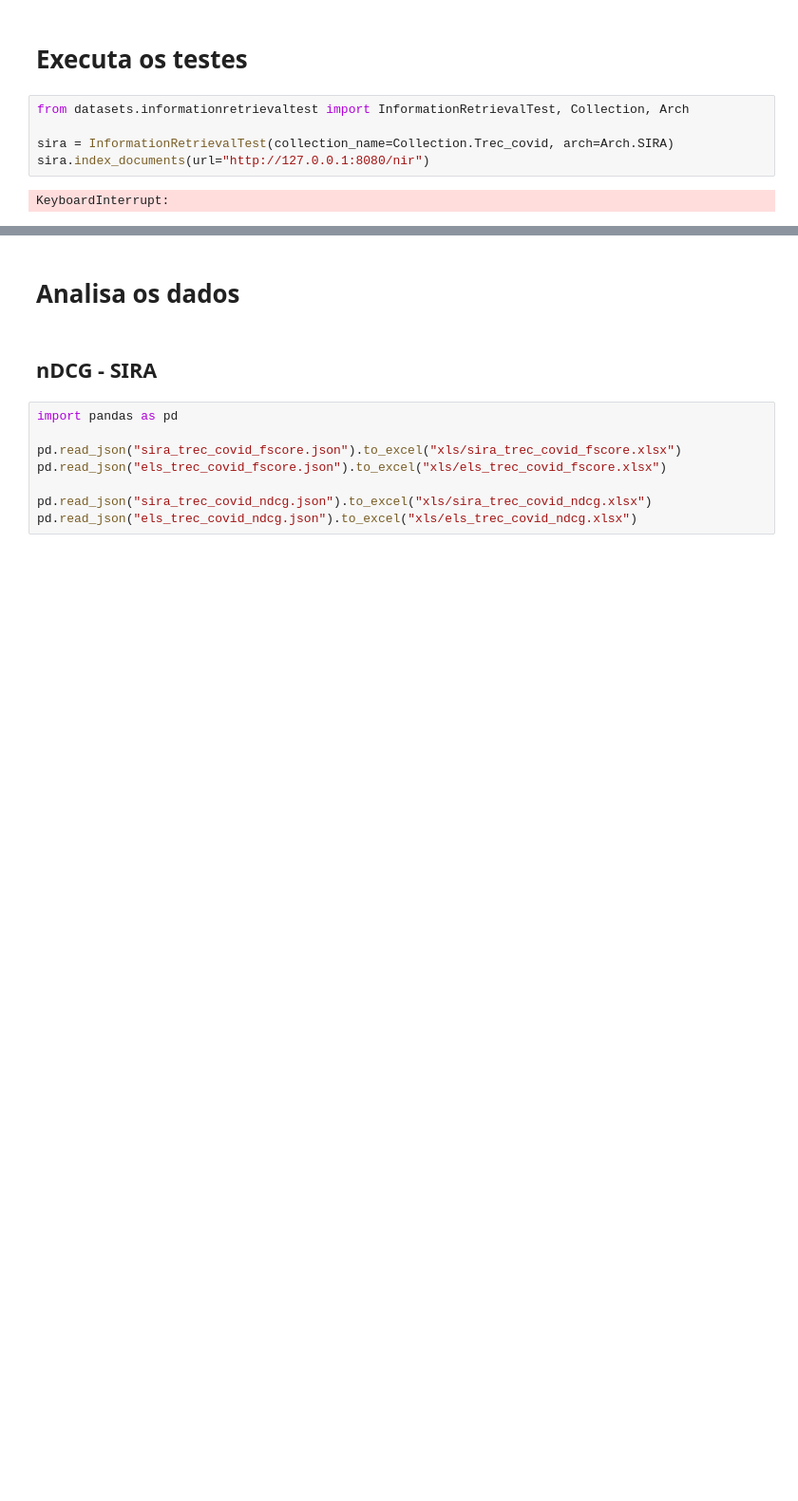
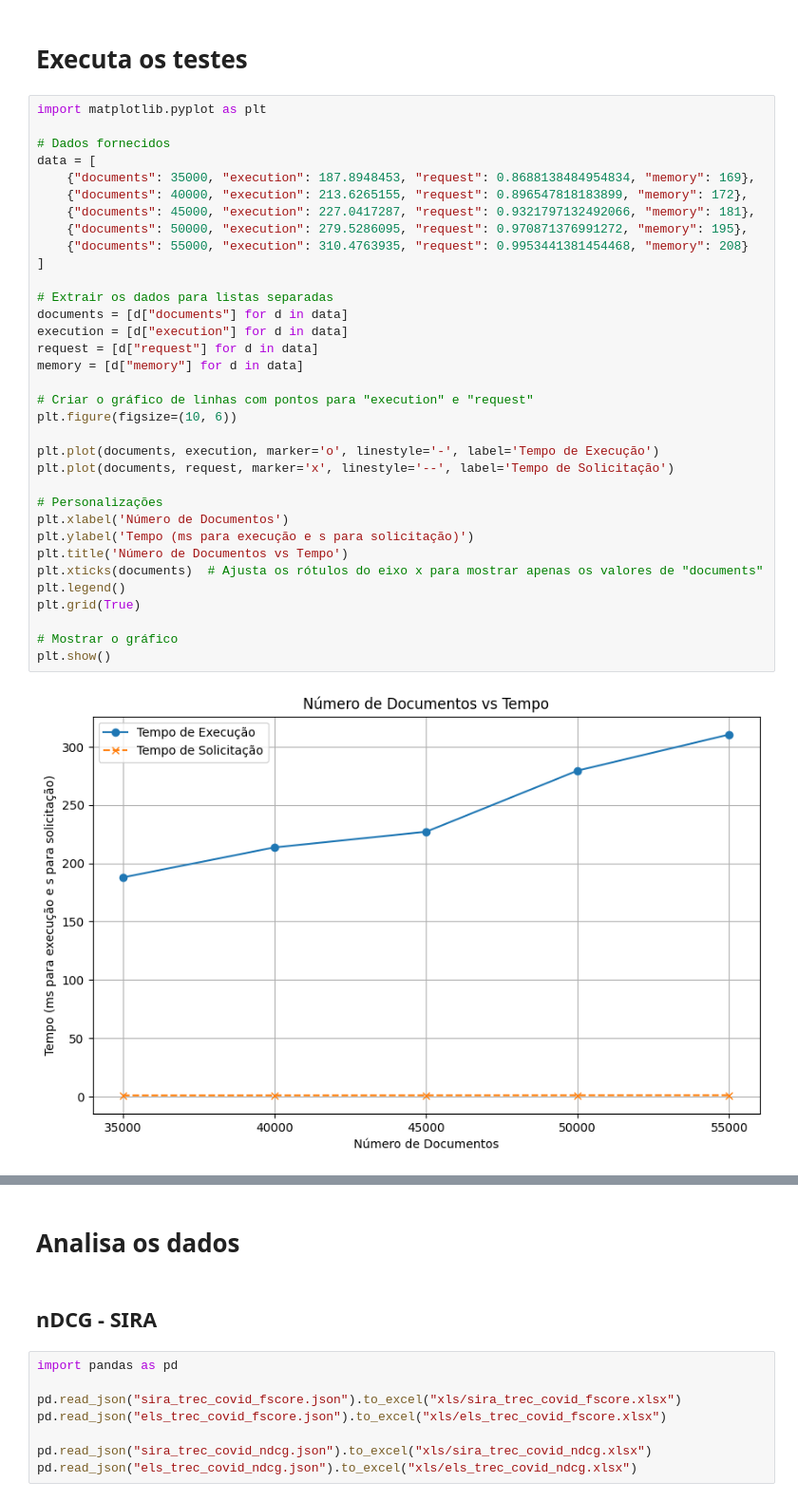
Before and after one commit to sira-serverless-ir-arch/ir-evaluation, a Jupyter notebook: performance.ipynb, the cells around one changed output, grey strips where cells are left out. Shown at 95% size. Saved outputs shown, nothing was run; the diff lists cells and outputs as text; blank space fills up the shorter version.

```diff
--- a/performance.ipynb
+++ b/performance.ipynb
@@ -1,9 +1,38 @@
 # %% [markdown]
 # Executa os testes
-# %%
-from datasets.informationretrievaltest import InformationRetrievalTest, Collection, Arch
-
-sira = InformationRetrievalTest(collection_name=Collection.Trec_covid, arch=Arch.SIRA)
-sira.index_documents(url="http://127.0.0.1:8080/nir")
-# %% [output]
-KeyboardInterrupt:
+# %%
+import matplotlib.pyplot as plt
+
+# Dados fornecidos
+data = [
+    {"documents": 35000, "execution": 187.8948453, "request": 0.8688138484954834, "memory": 169},
+    {"documents": 40000, "execution": 213.6265155, "request": 0.896547818183899, "memory": 172},
+    {"documents": 45000, "execution": 227.0417287, "request": 0.9321797132492066, "memory": 181},
+    {"documents": 50000, "execution": 279.5286095, "request": 0.970871376991272, "memory": 195},
+    {"documents": 55000, "execution": 310.4763935, "request": 0.9953441381454468, "memory": 208}
+]
+
+# Extrair os dados para listas separadas
+documents = [d["documents"] for d in data]
+execution = [d["execution"] for d in data]
+request = [d["request"] for d in data]
+memory = [d["memory"] for d in data]
+
+# Criar o gráfico de linhas com pontos para "execution" e "request"
+plt.figure(figsize=(10, 6))
+
+plt.plot(documents, execution, marker='o', linestyle='-', label='Tempo de Execução')
+plt.plot(documents, request, marker='x', linestyle='--', label='Tempo de Solicitação')
+
+# Personalizações
+plt.xlabel('Número de Documentos')
+plt.ylabel('Tempo (ms para execução e s para solicitação)')
+plt.title('Número de Documentos vs Tempo')
+plt.xticks(documents)  # Ajusta os rótulos do eixo x para mostrar apenas os valores de "documents"
+plt.legend()
+plt.grid(True)
+
+# Mostrar o gráfico
+plt.show()
+# %% [output]
+[figure, added]
```
Also changed, not shown: parts of 4 cells of this notebook, 5 other files.
